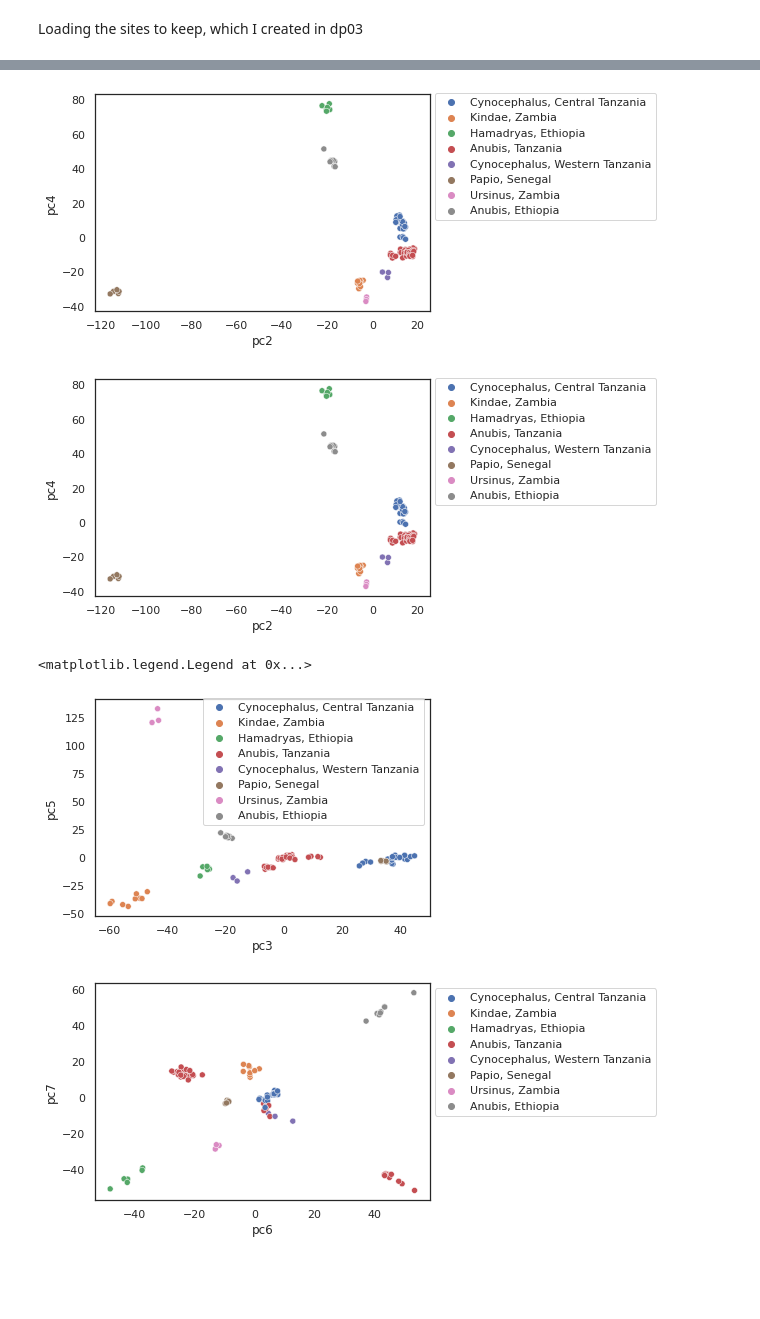
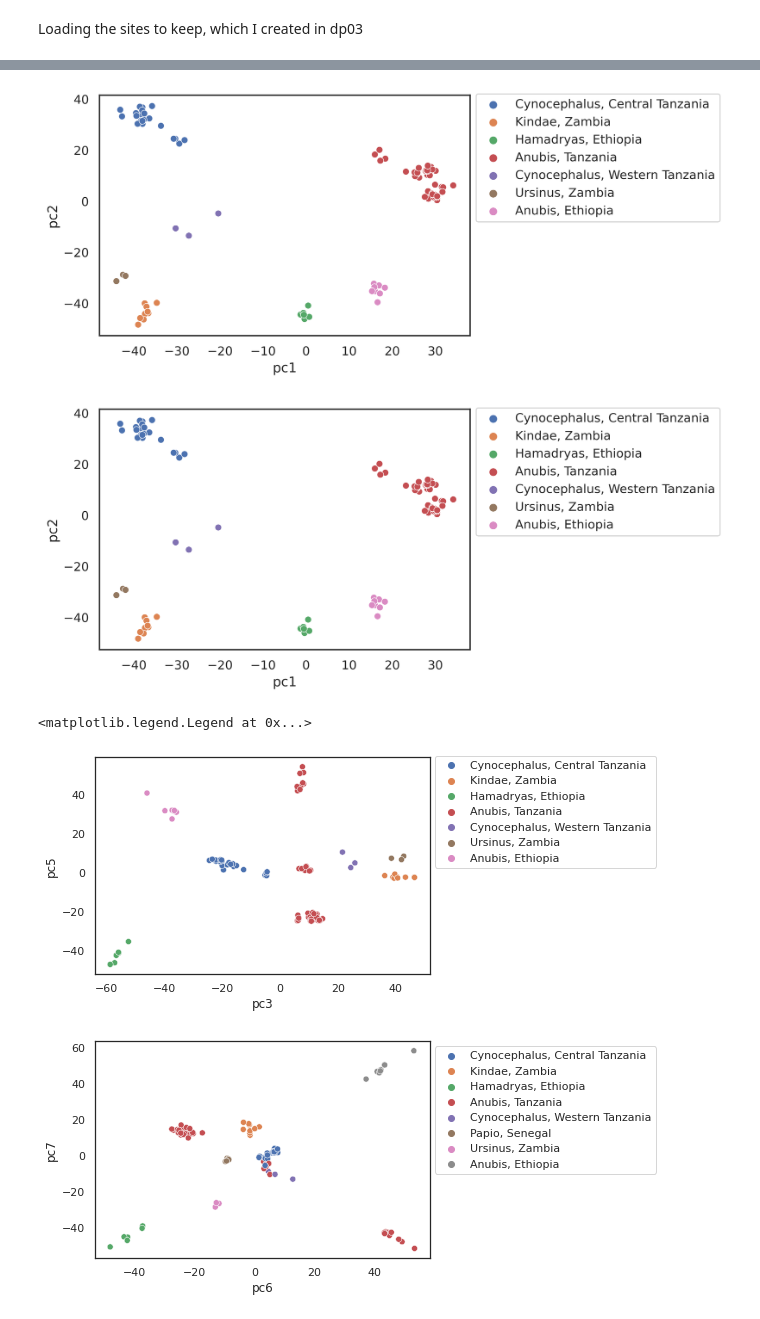
Before and after one commit to erikfogh/baboon_analysis, a Jupyter notebook: notebooks/pca01_x_chromosomes.ipynb, the cells around one changed output, grey strips where cells are left out. Cells and saved outputs as stored; diff of their text form; code cells hidden in the pictures; blank space fills up the shorter version.

```diff
--- a/notebooks/pca01_x_chromosomes.ipynb
+++ b/notebooks/pca01_x_chromosomes.ipynb
@@ -2,6 +2,8 @@
 First improvement from preliminary: Having an overall setting script, containing the various imports to run the scikit-allel analysis.
 # %%
 %run ../scripts/notebook_settings.py
+plt.rcParams['figure.dpi'] = 300
+plt.rcParams['savefig.dpi'] = 300
 # %% [markdown]
 Using my newly created metadata
 # %%
@@ -132,6 +134,7 @@ gt_masked_sites = gt.take(masked_sites, axis=0)
 # %%
 IDs = meta_data_samples.loc[(meta_data_samples.x_missing <= 0.015)
                              & (meta_data_samples.Sex == "F")
-                             & (meta_data_samples.C_origin != "Anubis, Kenya")].callset_index.values
+                             & (meta_data_samples.C_origin != "Anubis, Kenya")
+                             & (meta_data_samples.C_origin != "Papio, Senegal")].callset_index.values
 pca_df = pruning_and_pca(gt_masked_sites, IDs, 3000000, 500, 2)
 # %% [output]
@@ -142,13 +145,13 @@ iteration 2 retaining 9577 removing 81168 variants
 # %%
 plt.close()
-scatter_sns = sns.scatterplot(data = pca_df, x="pc2", y="pc4", hue="C_origin")
+scatter_sns = sns.scatterplot(data = pca_df, x="pc1", y="pc2", hue="C_origin")
 fig_females = scatter_sns.get_figure()
 scatter_sns.legend(bbox_to_anchor=(1., 1.03, 0., 0))
-fig_females.savefig("../results/pca_x_females", bbox_extra_artists=[lgd], bbox_inches='tight')
+fig_females.savefig("../results/pca_x_females", bbox_inches='tight')
 fig_females
 # %% [output]
-[figure, old version]
+[figure, new version]
-[figure, old version]
+[figure, new version]
 # %%
 plt.close()
 scatter_sns = sns.scatterplot(data = pca_df, x="pc3", y="pc5", hue="C_origin")
@@ -156,7 +159,7 @@ fig_females = scatter_sns.get_figure()
 scatter_sns.legend(bbox_to_anchor=(1., 1.03, 0., 0))
 # %% [output]
 <matplotlib.legend.Legend at 0x...>
-[figure, old version]
+[figure, new version]
 # %%
 plt.close()
 scatter_sns = sns.scatterplot(data = pca_df, x="pc6", y="pc7", hue="C_origin")
```
Also changed, not shown: parts of 1 cell of this notebook, 28 other files.
